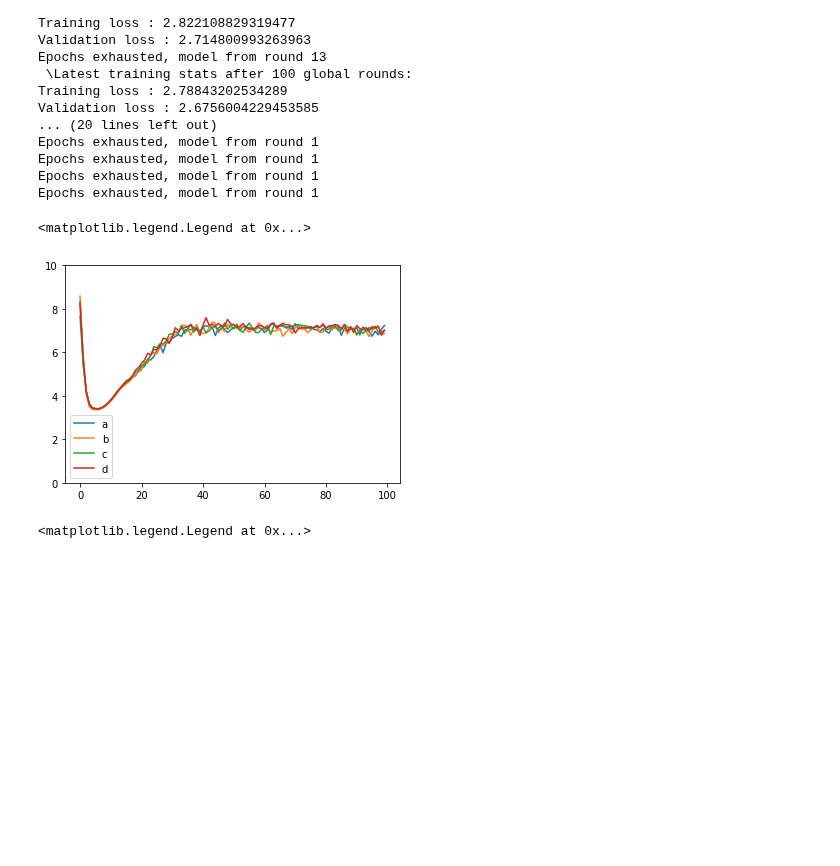
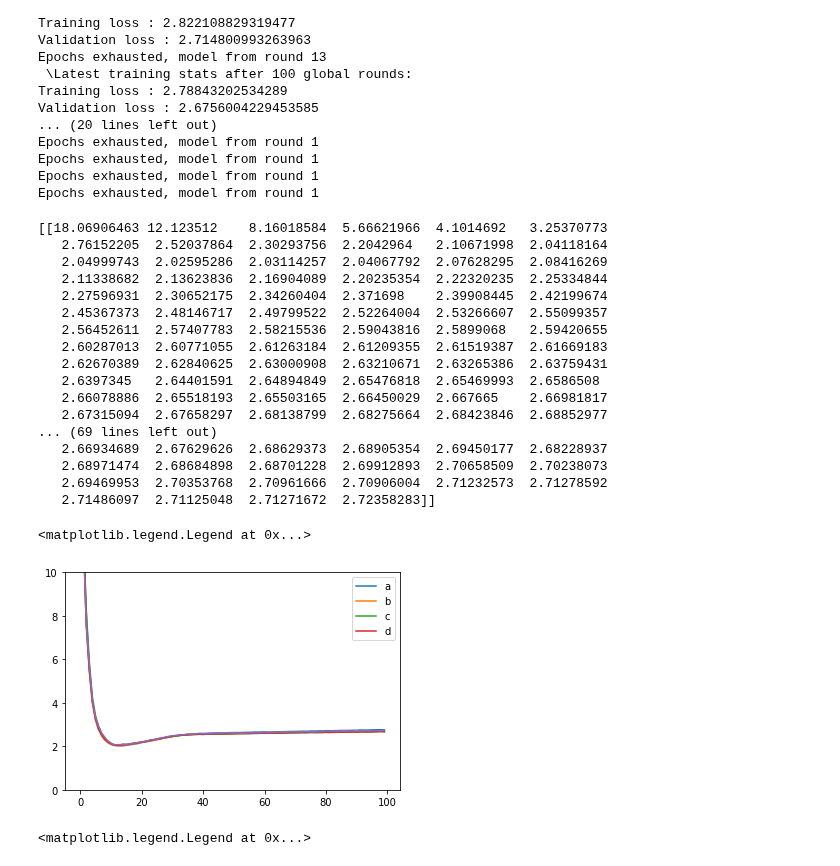
Before and after one commit to dkaizhang/federated-survival, a Jupyter notebook: survival.ipynb, the cells around one changed output. Drawn from its saved outputs; the diff is of its cells as text; code cells hidden in the pictures; blank space fills up the shorter version.

```diff
--- a/survival.ipynb
+++ b/survival.ipynb
@@ -312,24 +324,48 @@ Epochs exhausted, model from round 1
 # %%
 for i, case in enumerate(cases):
     for local_epochs in case['local_epochs']:
         losses = np.array(case_local_val_losses[5*i:5*(i+1)])
         case_id = case['case_id']
-        lossfile = f'./loss_M{model_type}C{case_id}L{local_epochs}.npy'
+        lossfile = f'./local_loss_M{model_type}C{case_id}L{local_epochs}.npy'
         np.save(lossfile, losses)
 
-losses = np.array(case_local_val_losses[0:5])
+        losses = np.array(case_global_val_losses[5*i:5*(i+1)])
+        lossfile = f'./global_loss_M{model_type}C{case_id}L{local_epochs}.npy'
+        np.save(lossfile, losses)
 
-plt.plot(losses[0][0].T)
-plt.plot(losses[1][0].T)
-plt.plot(losses[2][0].T)
-plt.plot(losses[3][0].T)
+
+losses = np.array(case_global_val_losses[0:5])
+print(losses)
+
+plt.plot(losses[0].T)
+plt.plot(losses[1].T)
+plt.plot(losses[2].T)
+plt.plot(losses[3].T)
+plt.plot(losses[4].T)
 
 x1,x2,y1,y2 = plt.axis()
 plt.axis((x1,x2,0,10))
 plt.legend(['a','b','c','d'])
 # %% [output]
-<matplotlib.legend.Legend at 0x...>
+[[18.06906463 12.123512    8.16018584  5.66621966  4.1014692   3.25370773
+   2.76152205  2.52037864  2.30293756  2.2042964   2.10671998  2.04118164
+   2.04999743  2.02595286  2.03114257  2.04067792  2.07628295  2.08416269
+   2.11338682  2.13623836  2.16904089  2.20235354  2.22320235  2.25334844
+   2.27596931  2.30652175  2.34260404  2.371698    2.39908445  2.42199674
+   2.45367373  2.48146717  2.49799522  2.52264004  2.53266607  2.55099357
+   2.56452611  2.57407783  2.58215536  2.59043816  2.5899068   2.59420655
+   2.60287013  2.60771055  2.61263184  2.61209355  2.61519387  2.61669183
+   2.62670389  2.62840625  2.63000908  2.63210671  2.63265386  2.63759431
+   2.6397345   2.64401591  2.64894849  2.65476818  2.65469993  2.6586508
+   2.66078886  2.65518193  2.65503165  2.66450029  2.667665    2.66981817
+   2.67315094  2.67658297  2.68138799  2.68275664  2.68423846  2.68852977
+... (69 lines left out)
+   2.66934689  2.67629626  2.68629373  2.68905354  2.69450177  2.68228937
+   2.68971474  2.68684898  2.68701228  2.69912893  2.70658509  2.70238073
+   2.69469953  2.70353768  2.70961666  2.70906004  2.71232573  2.71278592
+   2.71486097  2.71125048  2.71271672  2.72358283]]
+<matplotlib.legend.Legend at 0x...>
-[figure, old version]
+[figure, new version]
 # %%
 test = np.load('loss_MCoxphCnoniidL100.npy')
 plt.plot(test[0][0].T)
```
Also changed, not shown: parts of 1 cell of this notebook.
